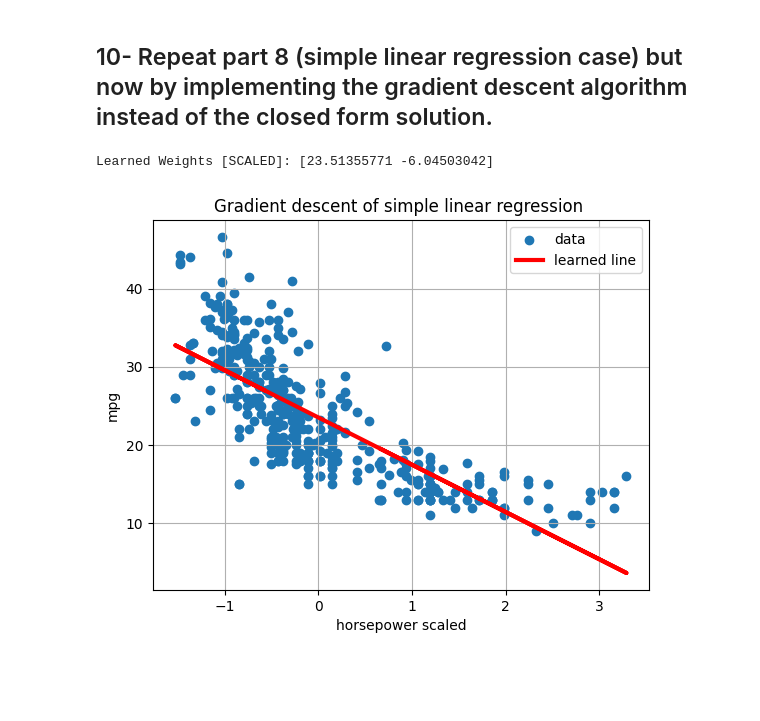
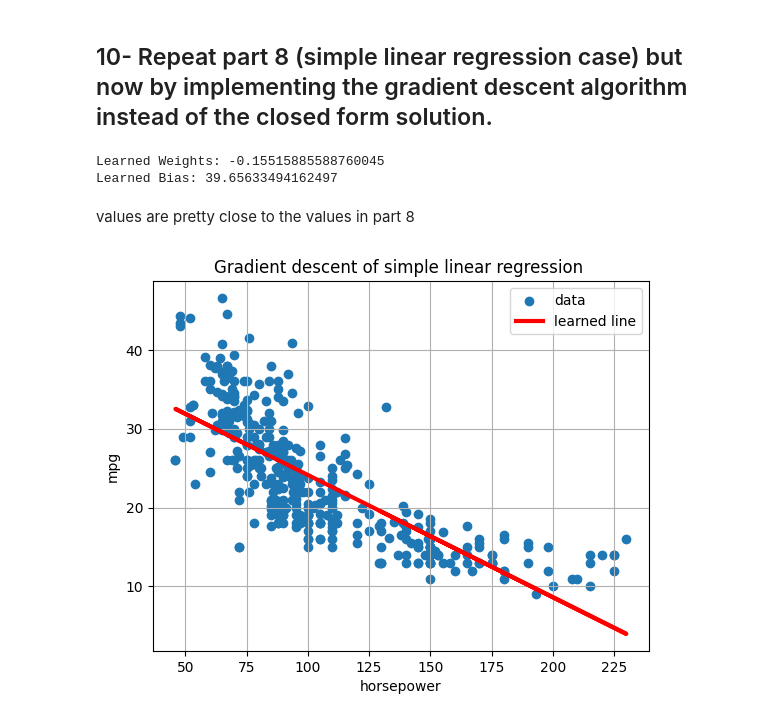
Before and after one commit to faris771/ML_Assignment1, a Jupyter notebook: main.ipynb, the cells around one changed output. Saved outputs shown, nothing was run; the diff lists cells and outputs as text; code cells hidden in the pictures; blank space fills up the shorter version.

```diff
--- a/main.ipynb
+++ b/main.ipynb
@@ -237,37 +236,28 @@ plt.show()
 # %%
-# Feature scaling otherwise we will get overflow error and values [nan,nan]
-df_cleaned['horsepower'] = (df_cleaned['horsepower'] - df_cleaned['horsepower'].mean()) / df_cleaned['horsepower'].std() # standardization
-# df_cleaned['mpg'] = (df_cleaned['mpg'] - df_cleaned['mpg'].mean()) / df_cleaned['mpg'].std() [can also be standarized]
+X = df_cleaned['horsepower'].values
+y = df_cleaned['mpg'].values
+W = (np.random.random() - 0.5 )*2
 
-df_cleaned['x0'] = 1 # intercept
-
-X = df_cleaned[['x0', 'horsepower']].values
-y = df_cleaned['mpg'].values
-
-w = np.zeros(X.shape[1]) #weights initialization with zeros
-
-learning_rate = 0.01
-epochs = 1000
-
-for i in range(epochs): # gradient descent function
-
-    predictions = np.dot(X, w)
-    errors = predictions - y
-    gradient = np.dot(X.T, errors) / len(y)    # Update weights
-
-    w -= learning_rate * gradient
-
-print("Learned Weights [SCALED]:", w)
+b = 0
+b_gradient = 0
+W_gradient = 0
+learning_rate = 0.00001
+W, b= gradient_descent(X, y, W, b, learning_rate)
+print("Learned Weights:", W)
+print("Learned Bias:", b)
 # %% [output]
-Learned Weights [SCALED]: [23.51355771 -6.04503042]
+Learned Weights: -0.15515885588760045
+Learned Bias: 39.65633494162497
+# %% [markdown]
+values are pretty close to the values in part 8
 # %%
 plt.scatter(df_cleaned['horsepower'], df_cleaned['mpg'])
-plt.plot(df_cleaned['horsepower'], np.dot(X, w), color='red', linewidth=3)
-plt.xlabel('horsepower scaled')
+plt.plot(df_cleaned['horsepower'], W*X  + b, color='red', linewidth=3)
+plt.xlabel('horsepower')
 plt.ylabel('mpg')
 plt.grid()
 plt.legend(['data', 'learned line'])
 plt.title('Gradient descent of simple linear regression ')
 plt.show()
 # %% [output]
-[figure, old version]
+[figure, new version]
```
Also changed, not shown: parts of 3 cells of this notebook.
